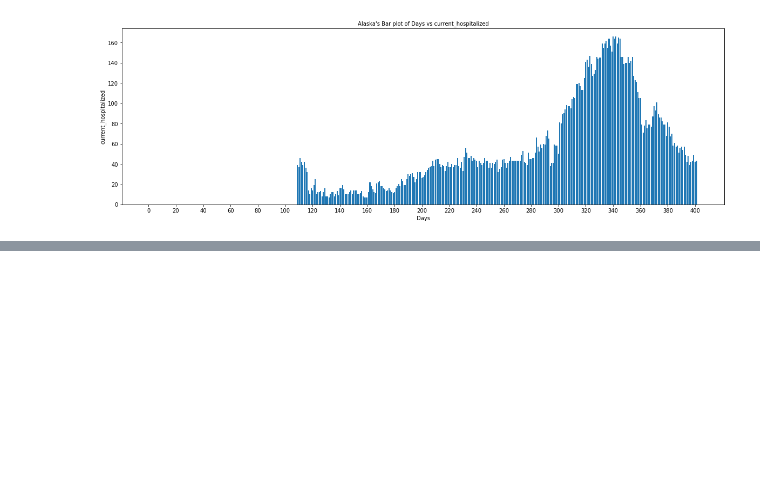
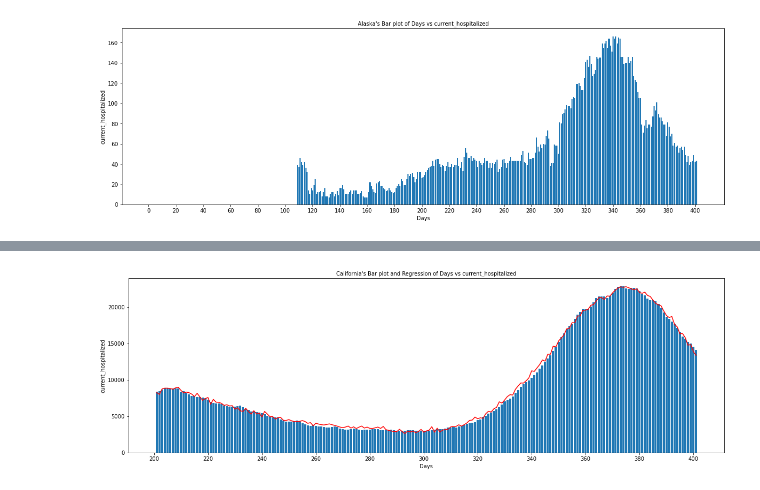
Before and after one commit to nickabcarius/ECS171_Group_5, a Jupyter notebook: ECS 171 Project processing dataset.ipynb, the cells around one changed output, grey strips where cells are left out. Drawn from its saved outputs; the diff is of its cells as text; code cells hidden in the pictures; blank space fills up the shorter version.

Commit message:
checking california bar and regression

```diff
--- a/ECS 171 Project processing dataset.ipynb
+++ b/ECS 171 Project processing dataset.ipynb
@@ -204,0 +205,4 @@ BarAndRegression("Alaska", 'current_hospitalized', 200, 400)
+# %%
+BarAndRegression("California", 'current_hospitalized', 200, 400)
+# %% [output]
+[figure, added]
```
Also changed, not shown: parts of 2 cells of this notebook.
